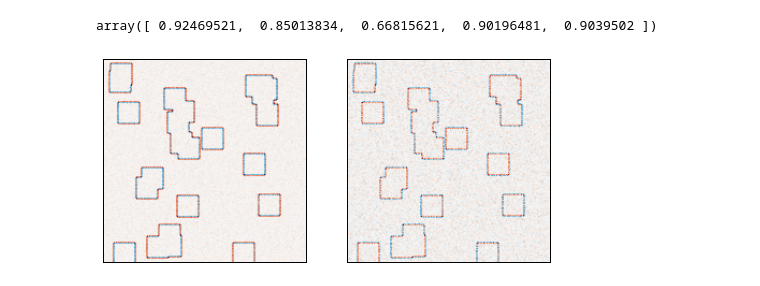
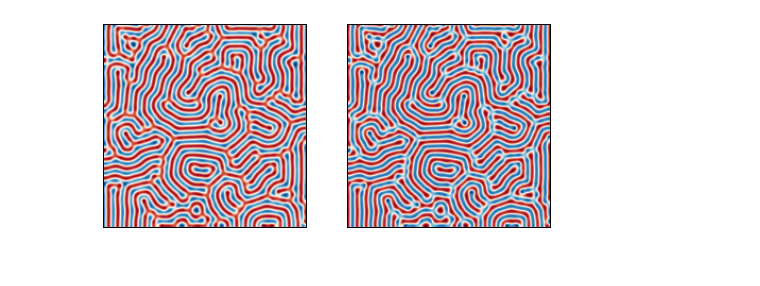
Before and after one commit to osmanaksoy/assignments, a Jupyter notebook: ReactionDiffusion .ipynb, the cells around one changed output. Cells and saved outputs as stored; diff of their text form; code cells hidden in the pictures.

```diff
--- a/ReactionDiffusion .ipynb
+++ b/ReactionDiffusion .ipynb
@@ -10,6 +12,9 @@ V = uvinitial['V']
 # %%
 def ftcs(U, V, nt, Du, Dv, F, k, dt, dh):
 
+    xy = numpy.shape(U)
+
+    U_a = numpy.zeros(( 1 + nt / 100, xy[0], xy[0]))
 
     for n in range(nt):
 
@@ -34,5 +39,7 @@ def ftcs(U, V, nt, Du, Dv, F, k, dt, dh):
         V[0,:] = V[1,:]
         V[:,0] = V[:,1]
 
+        if n % 100 == 0:
+            U_a[n/100,:,:] = U
 
-    return U, V
+    return U, V, U_a
@@ -53,16 +46,34 @@ nt = int(T/dt)
+# %%
+n = 192
+
+#Du, Dv, F, k = 0.00016, 0.00008, 0.035, 0.065 # Bacteria 1
+#Du, Dv, F, k = 0.00014, 0.00006, 0.035, 0.065 # Bacteria 2
+#Du, Dv, F, k = 0.00016, 0.00008, 0.060, 0.062 # Coral
+Du, Dv, F, k = 0.00019, 0.00005, 0.060, 0.062 # Fingerprint
+#Du, Dv, F, k = 0.00010, 0.00010, 0.018, 0.050 # Spirals
+#Du, Dv, F, k = 0.00012, 0.00008, 0.020, 0.050 # Spirals Dense
+#Du, Dv, F, k = 0.00010, 0.00016, 0.020, 0.050 # Spirals Fast
+#Du, Dv, F, k = 0.00016, 0.00008, 0.020, 0.055 # Unstable
+#Du, Dv, F, k = 0.00016, 0.00008, 0.050, 0.065 # Worms 1
+#Du, Dv, F, k = 0.00016, 0.00008, 0.054, 0.063 # Worms 2
+#Du, Dv, F, k = 0.00016, 0.00008, 0.035, 0.060 # Zebrafish
+
+dh = 5./(n-1)
+
+T = 8000
+
+dt = .9 * dh**2 / (4*max(Du,Dv))
+
+nt = int(T/dt)
 # %%
-U, V = ftcs(U, V, nt, Du, Dv, F, k, dt, dh)
+U, V, Uani = ftcs(U, V, nt, Du, Dv, F, k, dt, dh)
-# %%
-U[100,::40]
-# %% [output]
-array([ 0.92469521,  0.85013834,  0.66815621,  0.90196481,  0.9039502 ])
 # %%
 fig = plt.figure(figsize=(8,5))
 plt.subplot(121)
-plt.imshow(u, cmap = cm.RdBu)
+plt.imshow(U, cmap = cm.RdBu)
 plt.xticks([]), plt.yticks([]);
 plt.subplot(122)
-plt.imshow(v, cmap = cm.RdBu)
+plt.imshow(V, cmap = cm.RdBu)
 plt.xticks([]), plt.yticks([]);
 # %% [output]
-[figure, old version]
+[figure, new version]
```
Also changed, not shown: parts of 4 cells of this notebook, 2 other files.
